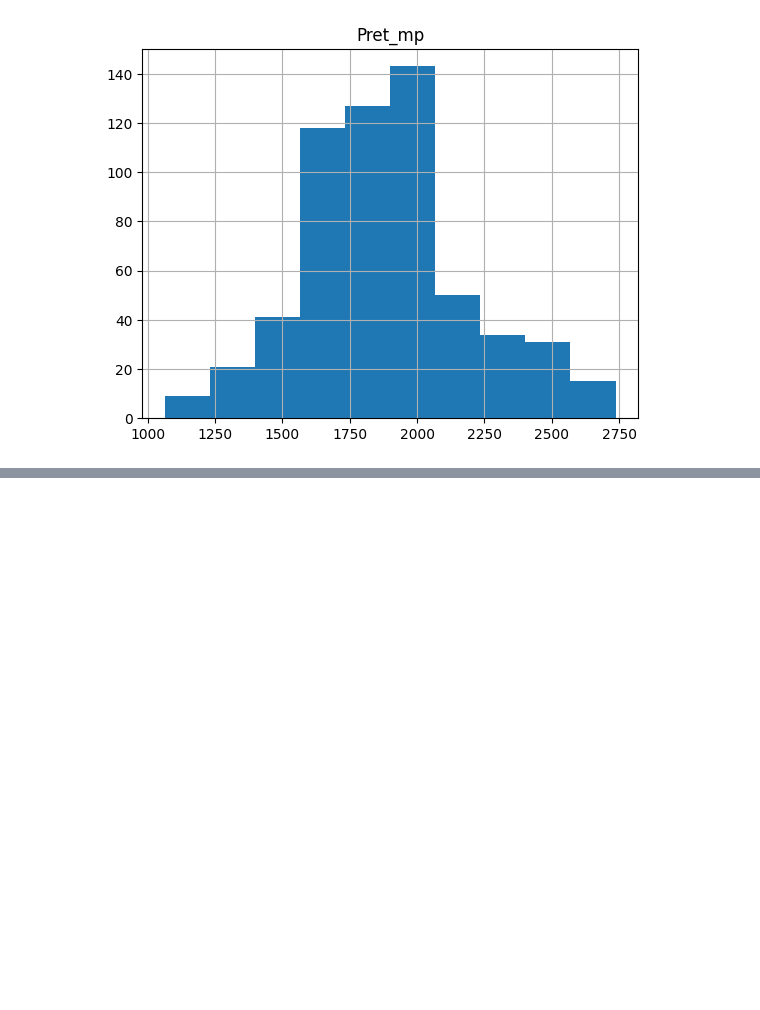
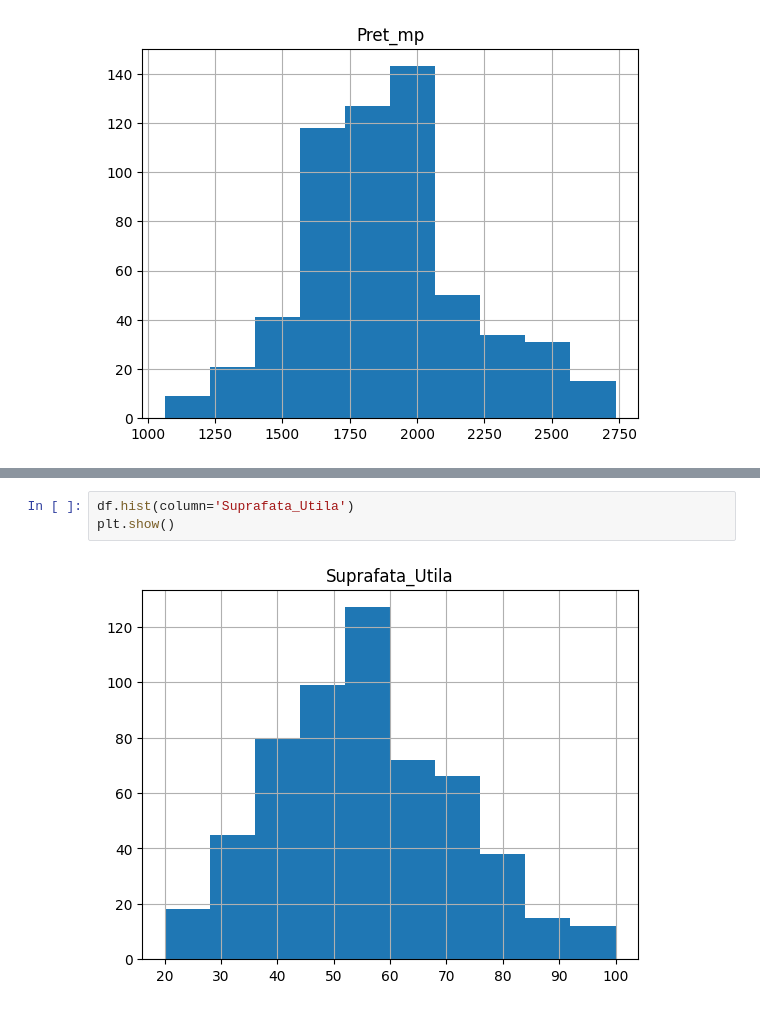
Before and after one commit to BejenaruIoanMatei/iasi-housing-market-analysis, a Jupyter notebook: notebooks/2_data_cleaning_etl.ipynb, the cells around one changed output, grey strips where cells are left out. Cells and saved outputs as stored; diff of their text form; blank space fills up the shorter version.

```diff
--- a/notebooks/2_data_cleaning_etl.ipynb
+++ b/notebooks/2_data_cleaning_etl.ipynb
@@ -983,0 +1054,5 @@ plt.show()
+# %%
+df.hist(column='Suprafata_Utila')
+plt.show()
+# %% [output]
+[figure, added]
```
Also changed, not shown: parts of 42 cells of this notebook.
